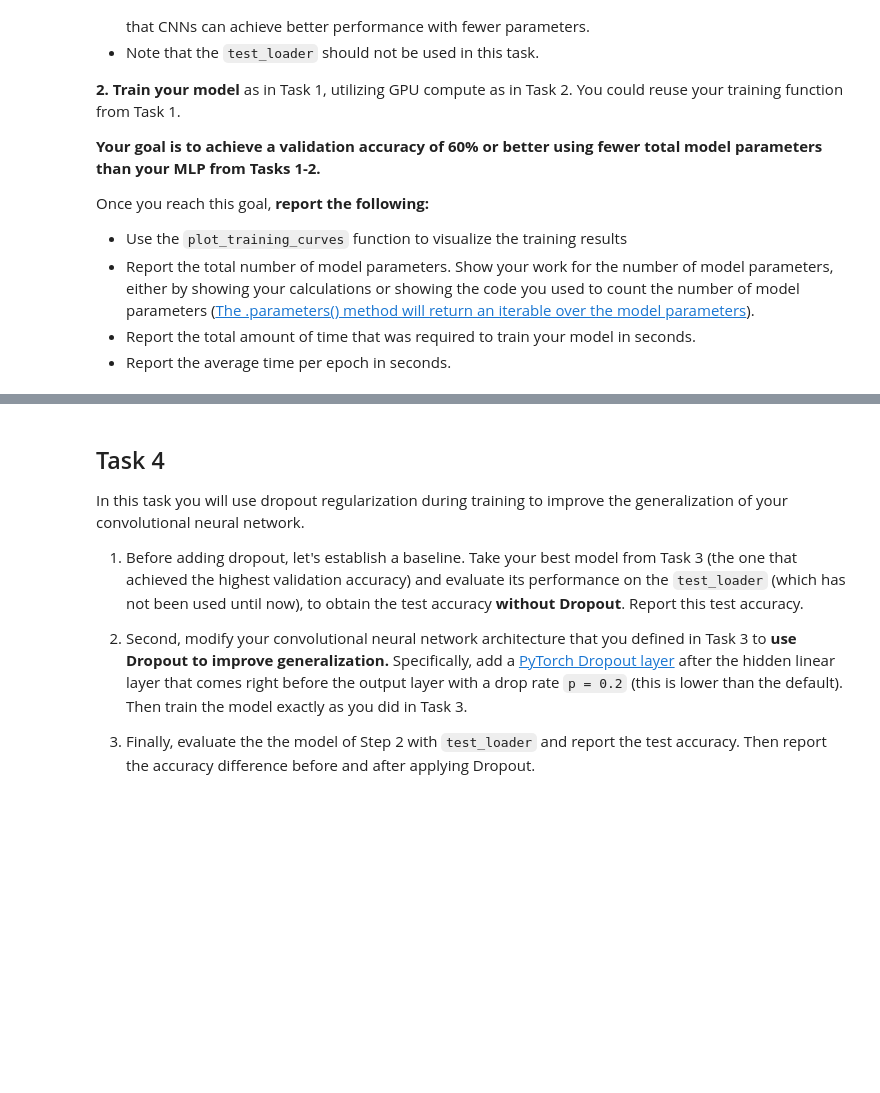
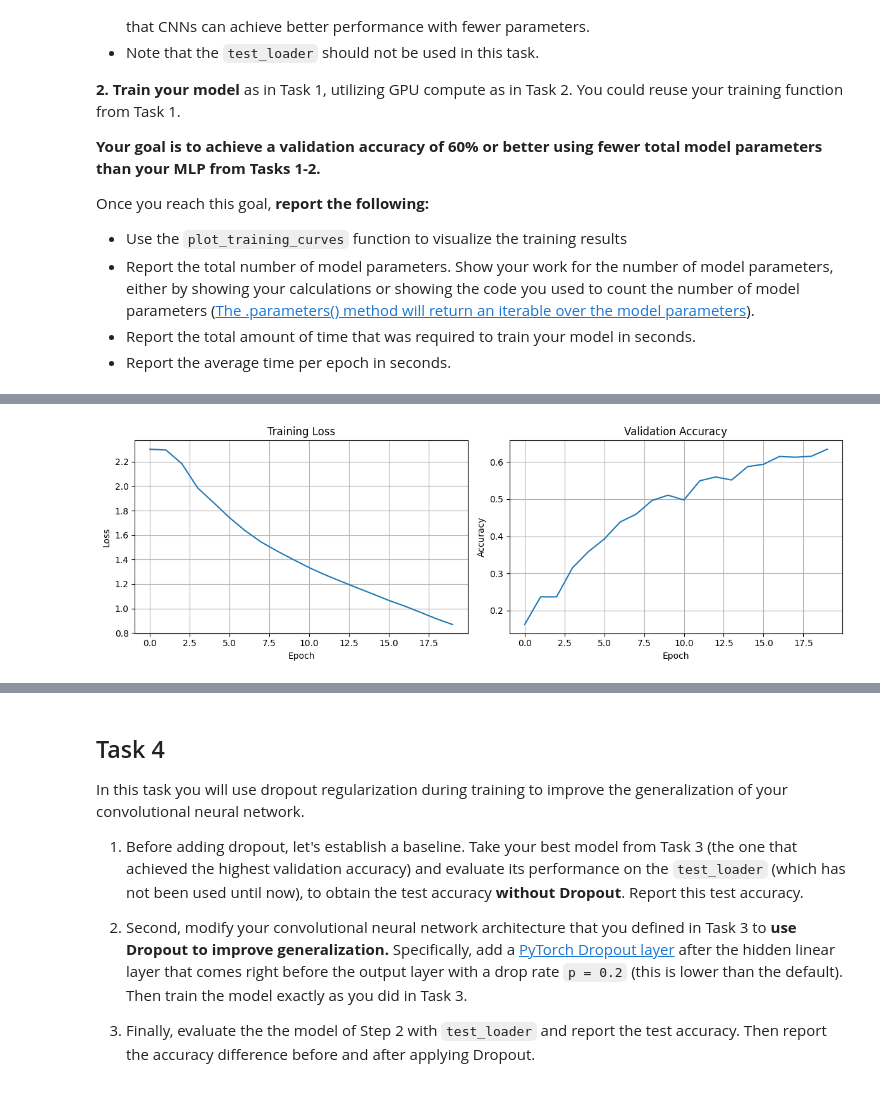
Before and after one commit to marcusmcfadden/CS372_HW, a Jupyter notebook: hwk4/1-Recognition.ipynb, the cells around one changed output, grey strips where cells are left out. Drawn from its saved outputs; the diff is of its cells as text; code cells hidden in the pictures; blank space fills up the shorter version.

```diff
--- a/hwk4/1-Recognition.ipynb
+++ b/hwk4/1-Recognition.ipynb
@@ -270,0 +407,71 @@ class ConvNN(torch.nn.Module):
+# %%
+import torch
+import torch.nn as nn
+
+torch.manual_seed(2025)
+
+class ConvNN(torch.nn.Module):
+    """Definition of a convolutional neural network for classification
+    in Pytorch, inheriting from the torch.nn.Module base class."""
+    def __init__(self):
+        super().__init__()
+        # in: 3 x 32 x 32
+        self.conv1 = nn.Conv2d(3, 8, kernel_size=3, padding=1)
+        self.conv2 = nn.Conv2d(8, 16, kernel_size=3, padding=1)
+        self.conv3 = nn.Conv2d(16, 32, kernel_size=3, padding=1)
+
+        # self.pool1 = nn.MaxPool2d(2, 2)
+        self.pool2 = nn.MaxPool2d(4, 4)
+        # -> 16 x 5 x 5
+        self.relu = nn.ReLU()
+        self.flatten = nn.Flatten()
+        self.linear_relu_stack = nn.Sequential(
+            nn.Linear(32 * 8 * 8, 1024),   # = 400, NOT 3072
+            nn.ReLU(),
+            nn.Linear(1024, 1024),
+            nn.ReLU(),
+            nn.Linear(1024, 10)
+        )
+
+    def forward(self, x):
+        """ Compute logits for batch x by forward propagation.
+        Parameters
+        ----------
+        x : tensor, shape = [n_examples, n_channels, width, height]
+        """
+        x = self.relu(self.conv1(x))
+        # x = self.pool1(x)
+        x = self.relu(self.conv2(x))
+        x = self.pool2(x)
+        x = self.conv3(x)
+        x = self.flatten(x)
+        logits = self.linear_relu_stack(x)
+        return logits
+
+using_gpu = False
+torch.manual_seed(2025)
+cnn_model = ConvNN()
+if using_gpu:
+    cnn_model = cnn_model.to(device)
+
+max_epochs = 10
+loss_fn = nn.CrossEntropyLoss()
+# optimizer = torch.optim.SGD(model.parameters(), lr=1e-3)
+print(f"Num params {sum(p.numel() for p in cnn_model.parameters())}")
+# start training
+
+cnn_start = time.time()
+cnn_optimizer = torch.optim.SGD(cnn_model.parameters(), lr=1e-2)
+
+if using_gpu:
+    cnn_train_losses, cnn_val_accs, cnn_epoch_times, cnn_epoch_time = train(cnn_model, loss_fn, cnn_optimizer, max_epochs=20, patience=2, gpu_use=True, gpu_device=device)
+else:
+    # CPU use
+    cnn_train_losses, cnn_val_accs, cnn_epoch_times, cnn_epoch_time = train(cnn_model, loss_fn, cnn_optimizer, max_epochs=20, patience=2)
+cnn_end = time.time()
+cnn_time = cnn_end - cnn_start
+print(f"Ended after {(cnn_end - cnn_start):.2f} seconds")
+print(f"Best validation accuracy: {max(cnn_val_accs):.4f}")
+# print(f"Speedup factor of {cpu_epoch_time / gpu_epoch_time}")
+plot_training_curves(cnn_train_losses, cnn_val_accs)
+# %% [output]
@@ -271,3 +495,4 @@ class ConvNN(torch.nn.Module):
+[figure, added]
 # %% [markdown]
 *For Task 3: report the number of model parameters, show work, and report training time here*
 
```
Also changed, not shown: parts of 16 cells of this notebook.
